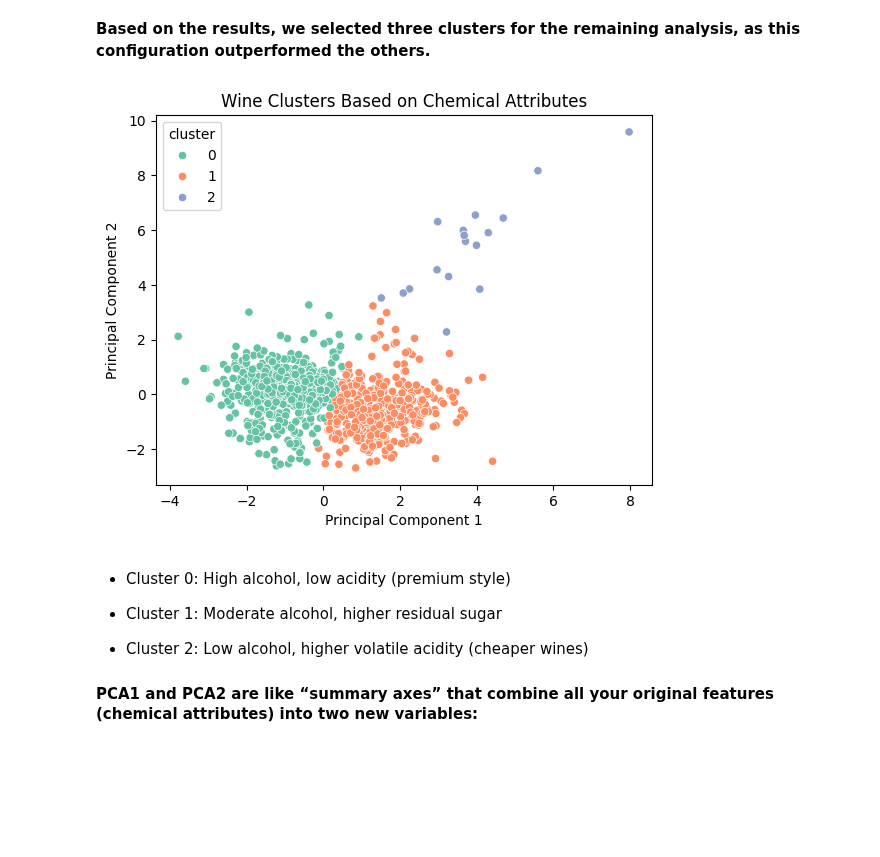
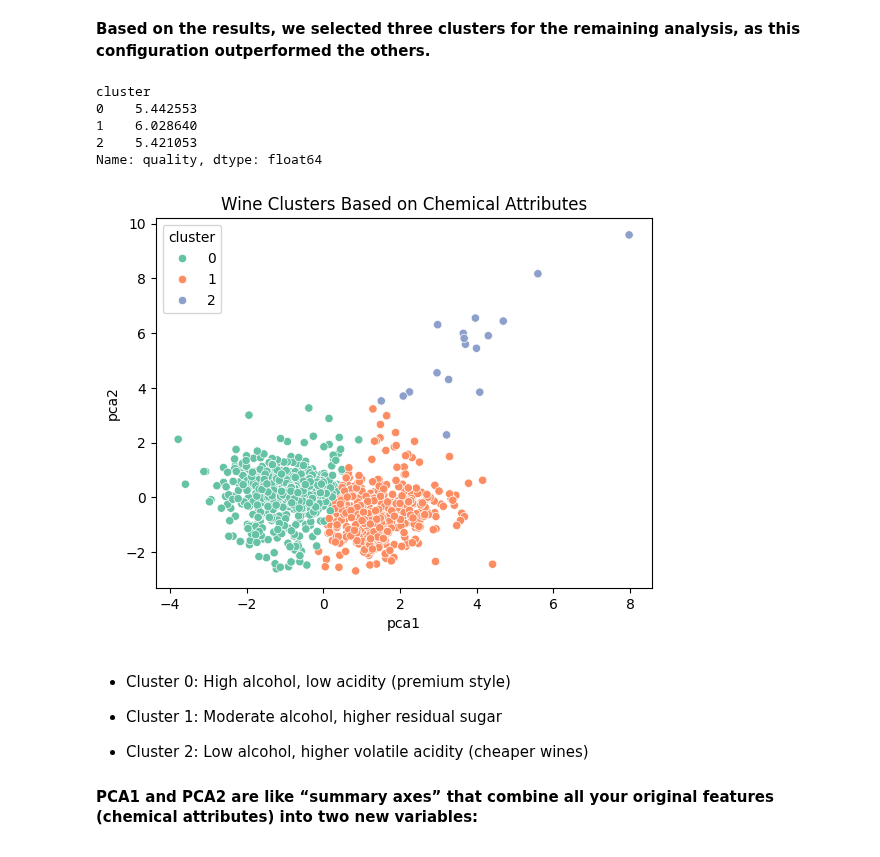
Before and after one commit to orchlonn/CS-456, a Jupyter notebook: Labs/Lab-4/lab4.ipynb, the cells around one changed output. Cells and saved outputs as stored; diff of their text form; code cells hidden in the pictures; blank space fills up the shorter version.

Commit message:
K-mean algorithm update

```diff
--- a/Labs/Lab-4/lab4.ipynb
+++ b/Labs/Lab-4/lab4.ipynb
@@ -455,19 +439,29 @@ plt.show()
 [figure]
 # %% [markdown]
 **Based on the results, we selected three clusters for the remaining analysis, as this configuration outperformed the others.**
+# %%
+kmeans = KMeans(n_clusters=3, random_state=42)
+wine_df['cluster'] = kmeans.fit_predict(X_scaled)
+wine_df.groupby('cluster')['quality'].mean()
+# %% [output]
+cluster
+0    5.442553
+1    6.028640
+2    5.421053
+Name: quality, dtype: float64
 # %%
-
+# STEP 1: Apply PCA to reduce dimensions (7 to 2)
 pca = PCA(n_components=2)
 pca_result = pca.fit_transform(X_scaled)
 
 wine_df['pca1'] = pca_result[:, 0]
 wine_df['pca2'] = pca_result[:, 1]
 
-sns.scatterplot(data=wine_df, x='Principal Component 1', y='Principal Component 2', hue='cluster', palette='Set2')
+sns.scatterplot(data=wine_df, x='pca1', y='pca2', hue='cluster', palette='Set2')
 plt.title('Wine Clusters Based on Chemical Attributes')
 plt.show()
 # %% [output]
-[figure, old version]
+[figure, new version]
 # %% [markdown]
 - Cluster 0: High alcohol, low acidity (premium style)
 
```
Also changed, not shown: parts of 5 cells of this notebook.
